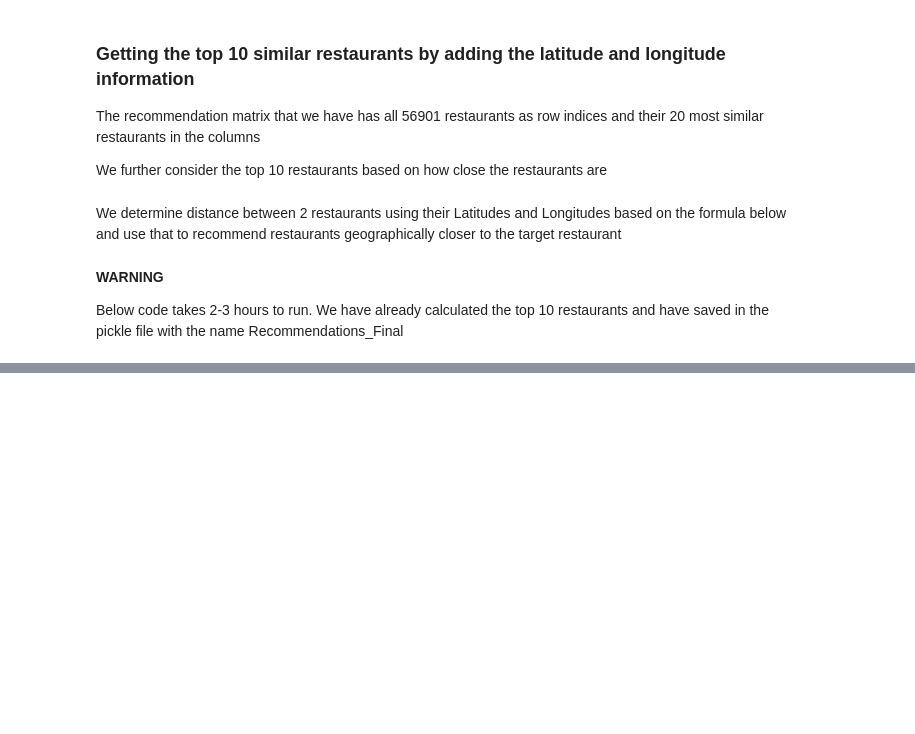
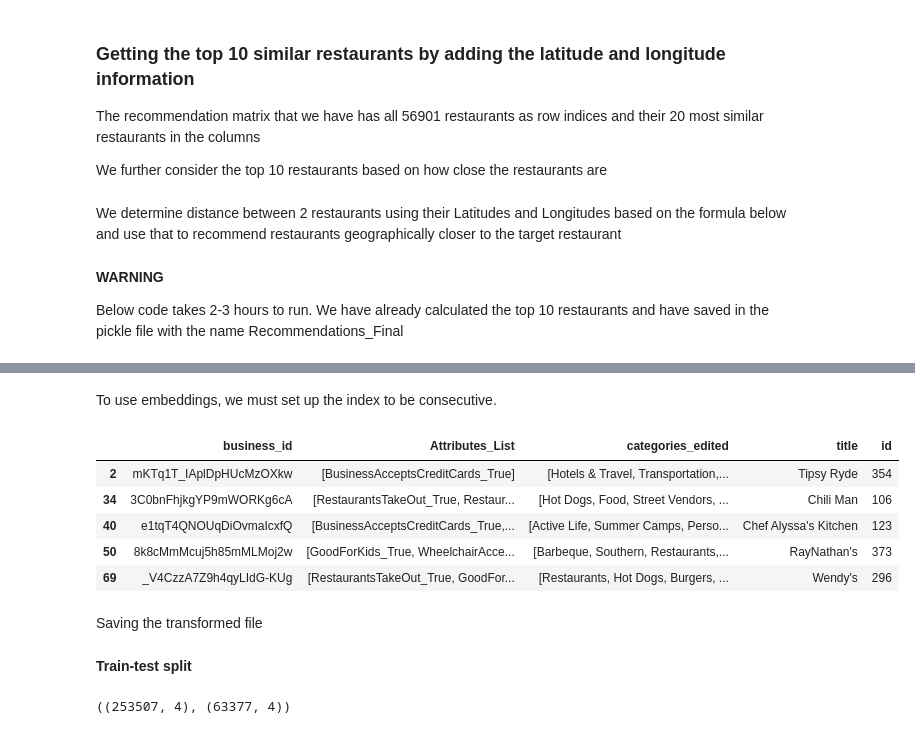
Before and after one commit to akshaypt7/RestroRecommender-1, a Jupyter notebook: YelpRestroRecommender.ipynb, the cells around one changed output, grey strips where cells are left out. Cells and saved outputs as stored; diff of their text form; code cells hidden in the pictures; blank space fills up the shorter version.

```diff
--- a/YelpRestroRecommender.ipynb
+++ b/YelpRestroRecommender.ipynb
@@ -619,0 +682,9 @@ Below code takes 2-3 hours to run. We have already calculated the top 10 restaur
+# %% [markdown]
+To use embeddings, we must set up the index to be consecutive.
+# %%
+users = df_review.user_id.unique()
+restaurants = df_review.business_id.unique()
+# %%
+#  all the users 0 indexed
+restuarant_idx = {o:i for i,o in enumerate(restaurants)}
+user_idx = {o:i for i,o in enumerate(users)}
@@ -619,0 +694,15 @@ Below code takes 2-3 hours to run. We have already calculated the top 10 restaur
+# %%
+# getting all the restaurant info for the restuarants in the NC state
+df_restaurant = df_restaurant[df_restaurant.business_id.isin(restaurants)]
+# %%
+# making a new column called ID which has the new final restaurant ID
+df_restaurant['id'] = df_restaurant.business_id.apply(lambda x: restuarant_idx[x])
+# %%
+df_restaurant.head()
+# %% [output]
+|  | business_id | Attributes_List | categories_edited | title | id |
+| 2 | mKTq1T_IAplDpHUcMzOXkw | [BusinessAcceptsCreditCards_True] | [Hotels & Travel, Transportation,... | Tipsy Ryde | 354 |
+| 34 | 3C0bnFhjkgYP9mWORKg6cA | [RestaurantsTakeOut_True, Restaur... | [Hot Dogs, Food, Street Vendors, ... | Chili Man | 106 |
+| 40 | e1tqT4QNOUqDiOvmaIcxfQ | [BusinessAcceptsCreditCards_True,... | [Active Life, Summer Camps, Perso... | Chef Alyssa's Kitchen | 123 |
+| 50 | 8k8cMmMcuj5h85mMLMoj2w | [GoodForKids_True, WheelchairAcce... | [Barbeque, Southern, Restaurants,... | RayNathan's | 373 |
+| 69 | _V4CzzA7Z9h4qyLIdG-KUg | [RestaurantsTakeOut_True, GoodFor... | [Restaurants, Hot Dogs, Burgers, ... | Wendy's | 296 |
@@ -619,0 +712,2 @@ Below code takes 2-3 hours to run. We have already calculated the top 10 restaur
+# %% [markdown]
+Saving the transformed file
@@ -619,0 +719,9 @@ Below code takes 2-3 hours to run. We have already calculated the top 10 restaur
+# %% [markdown]
+**Train-test split**
+# %%
+train_indices, val_indices = train_test_split(range(df_review.shape[0]), train_size=0.8, random_state=66, shuffle=True)
+trdf = df_review.iloc[train_indices]
+valdf = df_review.iloc[val_indices]
+trdf.shape, valdf.shape
+# %% [output]
+((253507, 4), (63377, 4))
```
Also changed, not shown: parts of 44 cells of this notebook.
